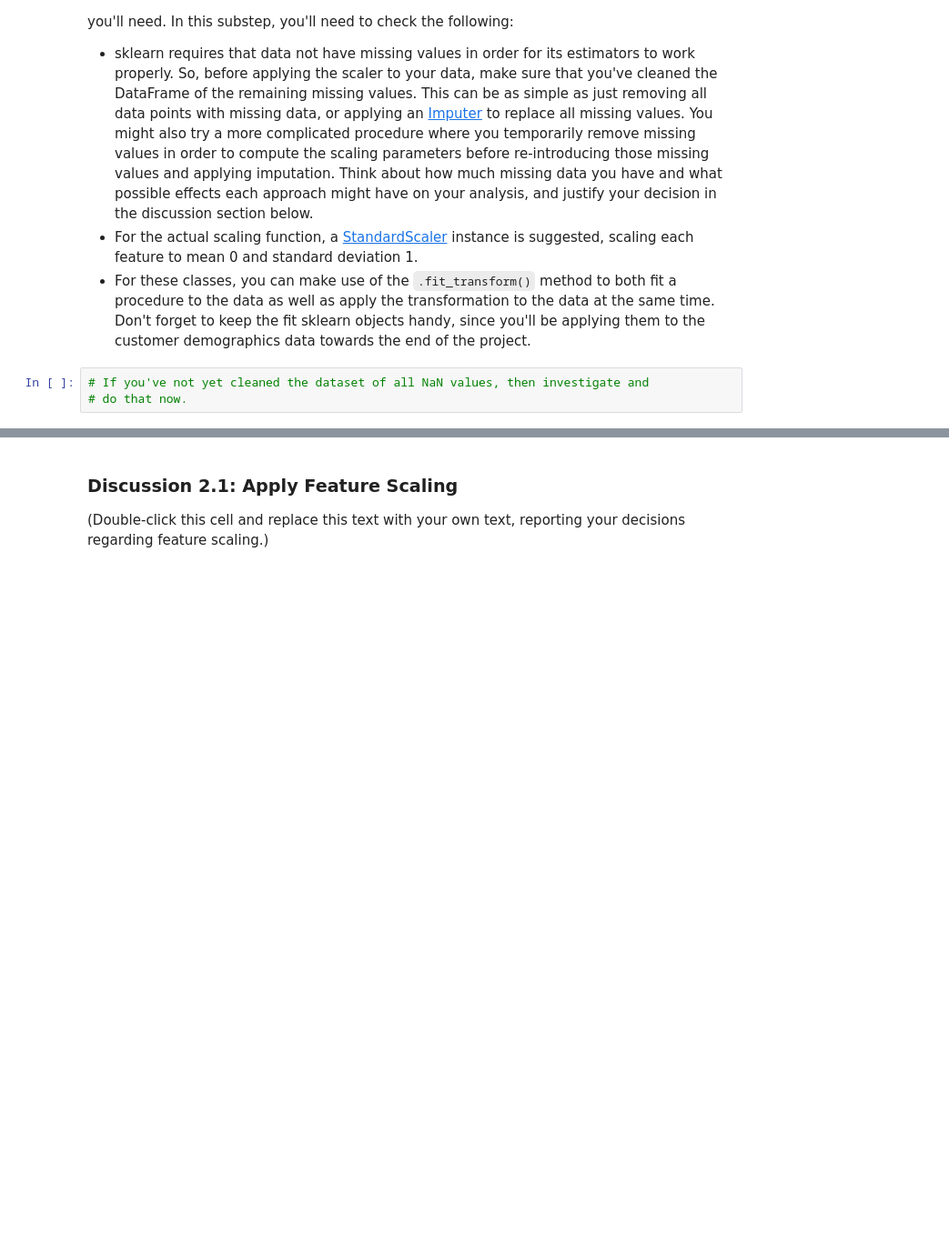
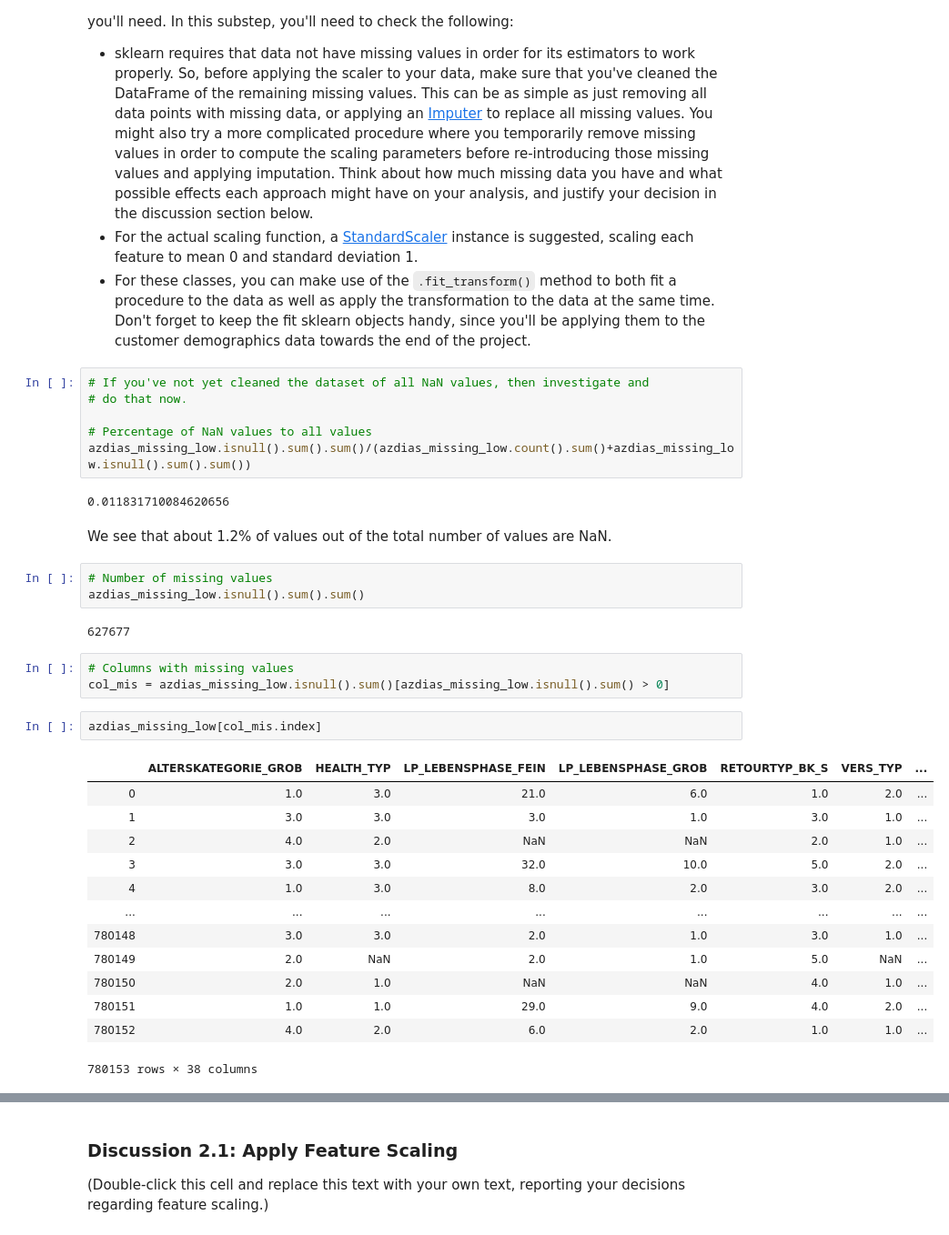
Before and after one commit to gepallas/Machine_Learning_3_Customer_Segmentation, a Jupyter notebook: Identify_Customer_Segments.ipynb, the cells around one changed output, grey strips where cells are left out. Shown: that part at 91% size. Saved outputs shown, nothing was run; the diff lists cells and outputs as text; blank space fills up the shorter version.

```diff
--- a/Identify_Customer_Segments.ipynb
+++ b/Identify_Customer_Segments.ipynb
@@ -1107,3 +1111,34 @@ Before we apply dimensionality reduction techniques to the data, we need to perf
 # %%
 # If you've not yet cleaned the dataset of all NaN values, then investigate and
 # do that now.
+
+# Percentage of NaN values to all values
+azdias_missing_low.isnull().sum().sum()/(azdias_missing_low.count().sum()+azdias_missing_low.isnull().sum().sum())
+# %% [output]
+0.011831710084620656
+# %% [markdown]
+We see that about 1.2% of values out of the total number of values are NaN.
+# %%
+# Number of missing values
+azdias_missing_low.isnull().sum().sum()
+# %% [output]
+627677
+# %%
+# Columns with missing values
+col_mis = azdias_missing_low.isnull().sum()[azdias_missing_low.isnull().sum() > 0]
+# %%
+azdias_missing_low[col_mis.index]
+# %% [output]
+|  | ALTERSKATEGORIE_GROB | HEALTH_TYP | LP_LEBENSPHASE_FEIN | LP_LEBENSPHASE_GROB | RETOURTYP_BK_S | VERS_TYP | ... |
+| 0 | 1.0 | 3.0 | 21.0 | 6.0 | 1.0 | 2.0 | ... |
+| 1 | 3.0 | 3.0 | 3.0 | 1.0 | 3.0 | 1.0 | ... |
+| 2 | 4.0 | 2.0 | NaN | NaN | 2.0 | 1.0 | ... |
+| 3 | 3.0 | 3.0 | 32.0 | 10.0 | 5.0 | 2.0 | ... |
+| 4 | 1.0 | 3.0 | 8.0 | 2.0 | 3.0 | 2.0 | ... |
+| ... | ... | ... | ... | ... | ... | ... | ... |
+| 780148 | 3.0 | 3.0 | 2.0 | 1.0 | 3.0 | 1.0 | ... |
+| 780149 | 2.0 | NaN | 2.0 | 1.0 | 5.0 | NaN | ... |
+| 780150 | 2.0 | 1.0 | NaN | NaN | 4.0 | 1.0 | ... |
+| 780151 | 1.0 | 1.0 | 29.0 | 9.0 | 4.0 | 2.0 | ... |
+| 780152 | 4.0 | 2.0 | 6.0 | 2.0 | 1.0 | 1.0 | ... |
+780153 rows × 38 columns
```
Also changed, not shown: parts of 10 cells of this notebook.
